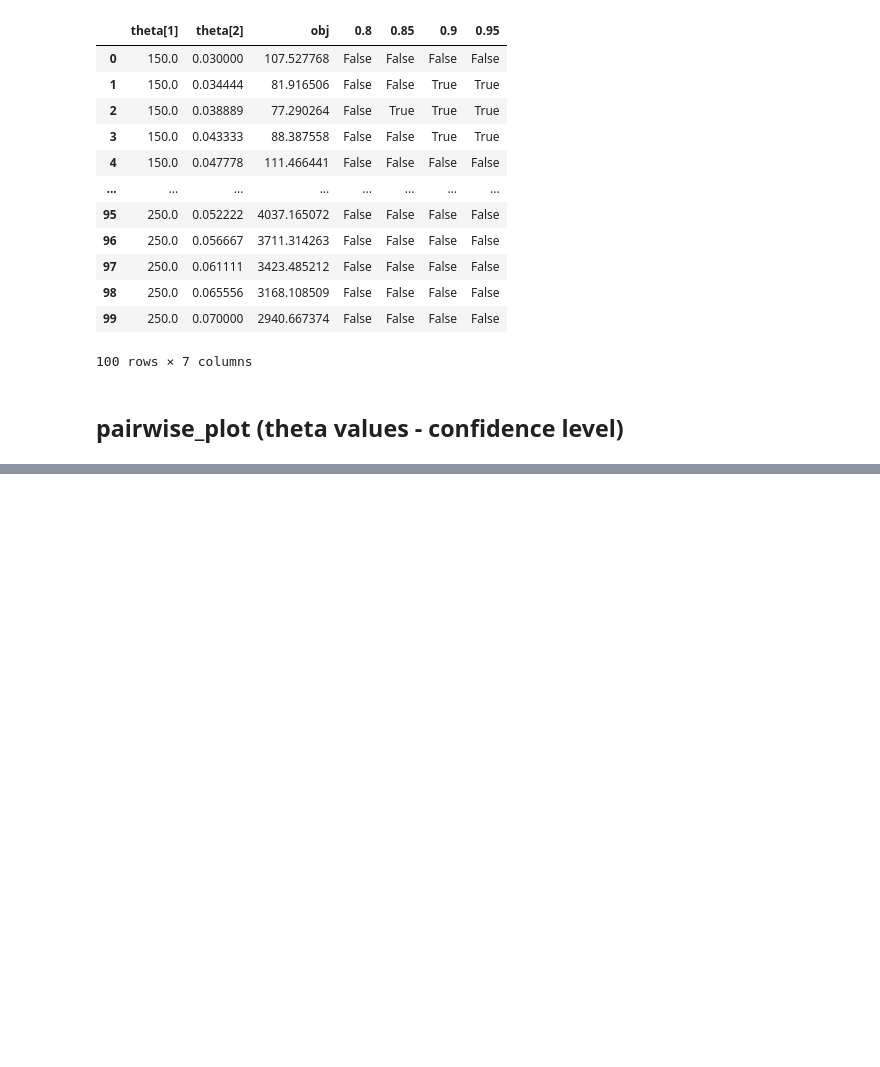
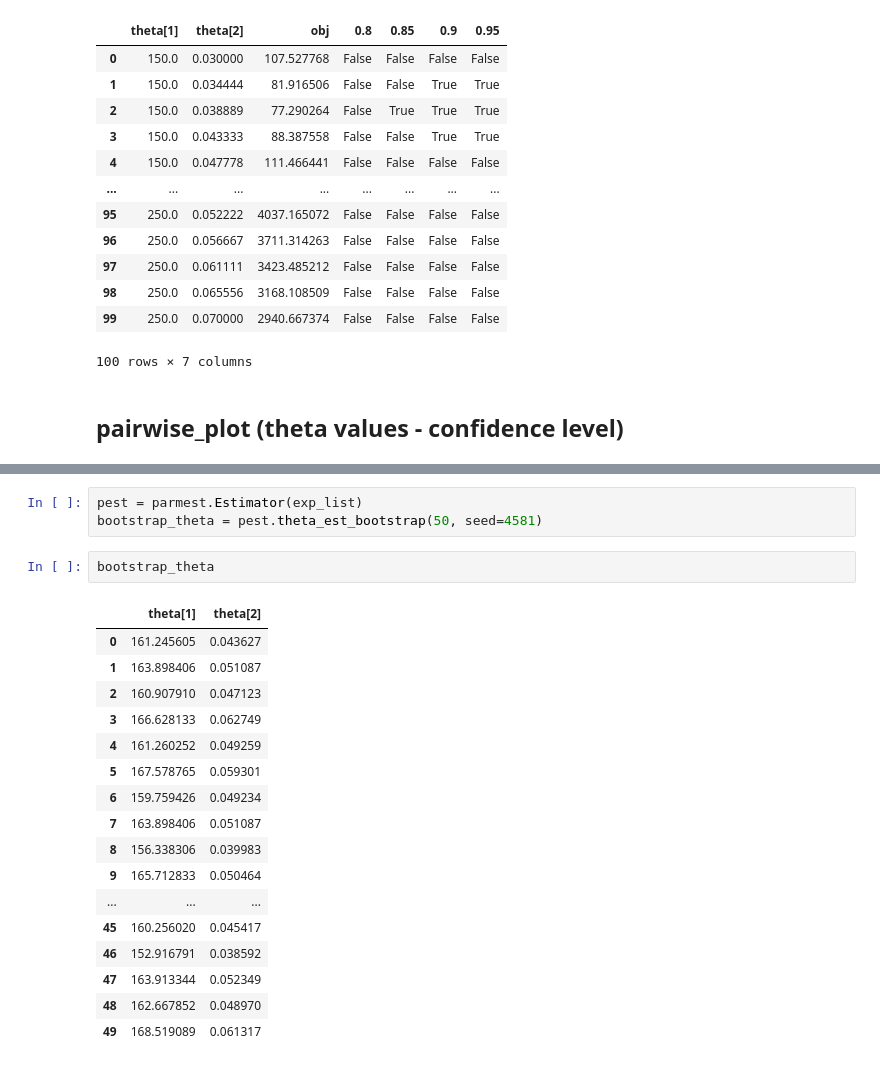
Before and after one commit to smondal13/DOE-Examples, a Jupyter notebook: Examples/Michaelis_Menten_Puromycin_Example.ipynb, the cells around one changed output, grey strips where cells are left out. Drawn from its saved outputs; the diff is of its cells as text; blank space fills up the shorter version.

```diff
--- a/Examples/Michaelis_Menten_Puromycin_Example.ipynb
+++ b/Examples/Michaelis_Menten_Puromycin_Example.ipynb
@@ -286,0 +288,23 @@ parmest.graphics.pairwise_plot(LR, theta, 0.8, title= "Likelihood Ratio results
+# %%
+pest = parmest.Estimator(exp_list)
+bootstrap_theta = pest.theta_est_bootstrap(50, seed=4581)
+# %%
+bootstrap_theta
+# %% [output]
+|  | theta[1] | theta[2] |
+| 0 | 161.245605 | 0.043627 |
+| 1 | 163.898406 | 0.051087 |
+| 2 | 160.907910 | 0.047123 |
+| 3 | 166.628133 | 0.062749 |
+| 4 | 161.260252 | 0.049259 |
+| 5 | 167.578765 | 0.059301 |
+| 6 | 159.759426 | 0.049234 |
+| 7 | 163.898406 | 0.051087 |
+| 8 | 156.338306 | 0.039983 |
+| 9 | 165.712833 | 0.050464 |
+| ... | ... | ... |
+| 45 | 160.256020 | 0.045417 |
+| 46 | 152.916791 | 0.038592 |
+| 47 | 163.913344 | 0.052349 |
+| 48 | 162.667852 | 0.048970 |
+| 49 | 168.519089 | 0.061317 |
```
Also changed, not shown: parts of 5 cells of this notebook.
